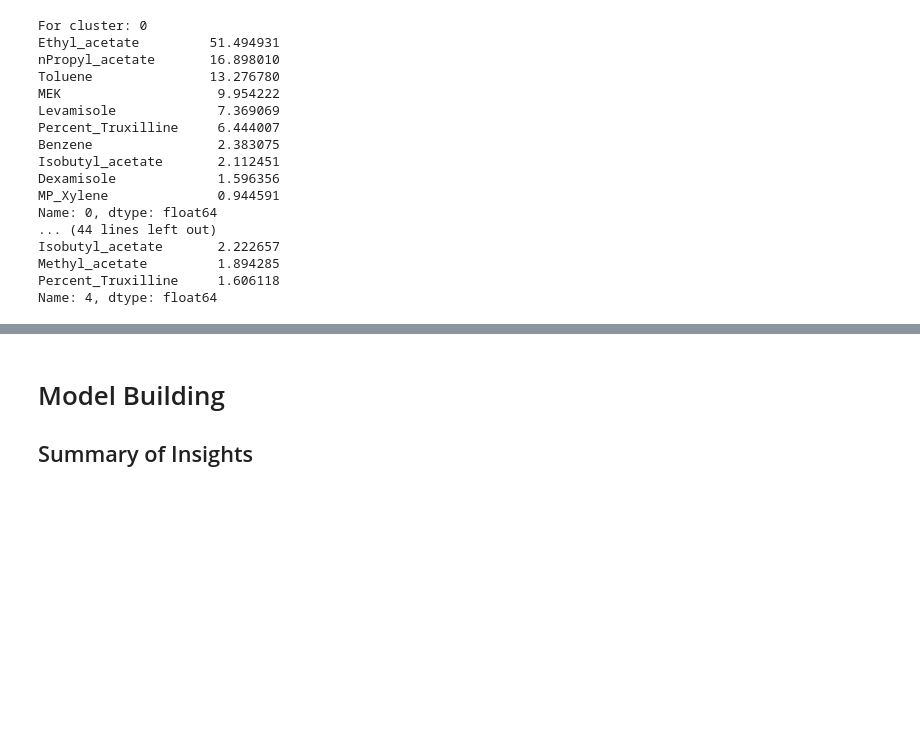
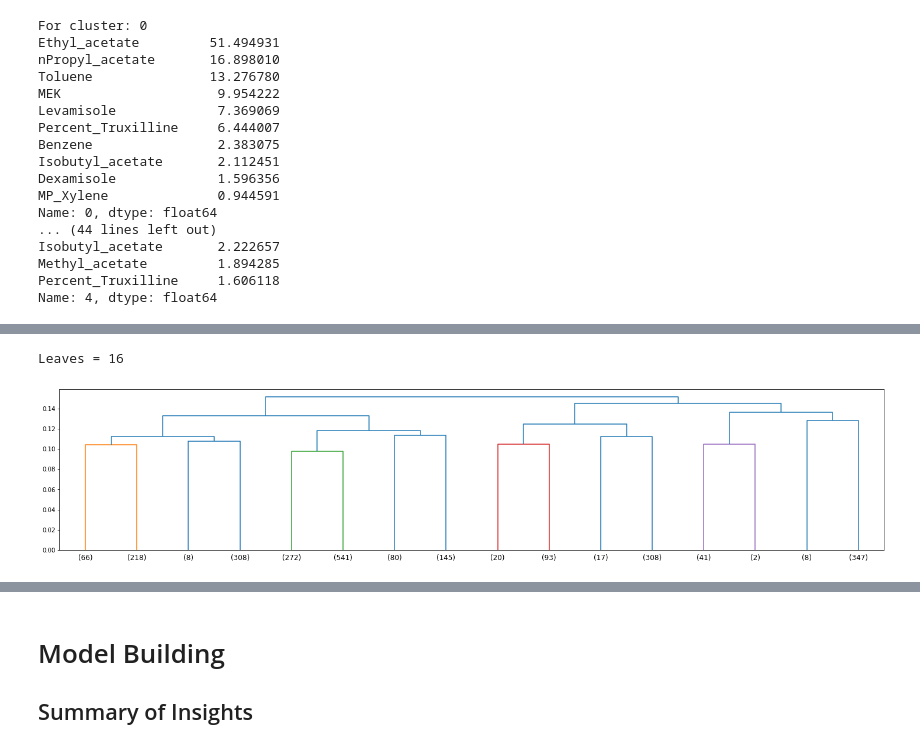
Before and after one commit to FreshPrinceofQueens/Portfolio-Projects, a Jupyter notebook: ChemicalAdulterantInvestigation.ipynb, the cells around one changed output, grey strips where cells are left out. Saved outputs shown, nothing was run; the diff lists cells and outputs as text; code cells hidden in the pictures; blank space fills up the shorter version.

```diff
--- a/ChemicalAdulterantInvestigation.ipynb
+++ b/ChemicalAdulterantInvestigation.ipynb
@@ -326,0 +374,22 @@ Can use:
+# %%
+#First create list of which features are categorical
+cat = [True if x == "PROMIS_Seizure_SeizureName" else False for x in df.columns]
+
+#Calculate Gower distance matrix
+distance_matrix = gower.gower_matrix(df, cat_features=cat)
+# %%
+distance_matrix.shape
+
+#Get condensed matrix and
+gdv = squareform(distance_matrix,force='tovector')
+
+# output matrix has format [idx1, idx2, dist, sample_count]
+Z = linkage(gdv,method='complete')
+Z_df = pd.DataFrame(Z,columns=['id1','id2','dist','n'])
+fig,axs = plt.subplots(1,1,figsize=(25,5))
+
+dn = dendrogram(Z, truncate_mode='level',p=5,show_leaf_counts=True,ax=axs);
+print(f"Leaves = {len(dn['leaves'])}")
+# %% [output]
+Leaves = 16
+[figure, added]
```
Also changed, not shown: parts of 16 cells of this notebook.
